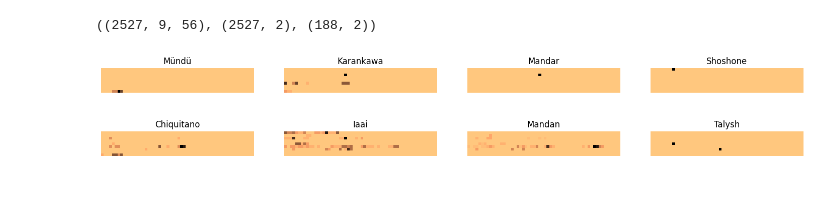
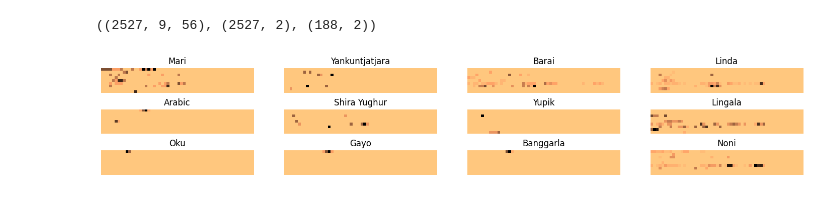
Before and after one commit to Pappa/conlanger, a Jupyter notebook: notebooks/explore_wals.ipynb, the cells around one changed output. Drawn from its saved outputs; the diff is of its cells as text; code cells hidden in the pictures.

```diff
--- a/notebooks/explore_wals.ipynb
+++ b/notebooks/explore_wals.ipynb
@@ -189,13 +189,13 @@ np.savez_compressed(
 # %%
 import matplotlib.pyplot as plt
 
-r, c = 2, 4
+r, c = 3, 4
 
 gen = np.random.default_rng()
 sample_indices = gen.choice(unique_languages.shape[0], r * c, replace=False)
 samples = language_parameters[sample_indices]
 sample_names = unique_languages[:, 1][sample_indices]
 
 display_rows(samples, titles=sample_names, cmap="copper_r", r=r, c=c, size=(18, 3))
 # %% [output]
-[figure, old version]
+[figure, new version]
```
